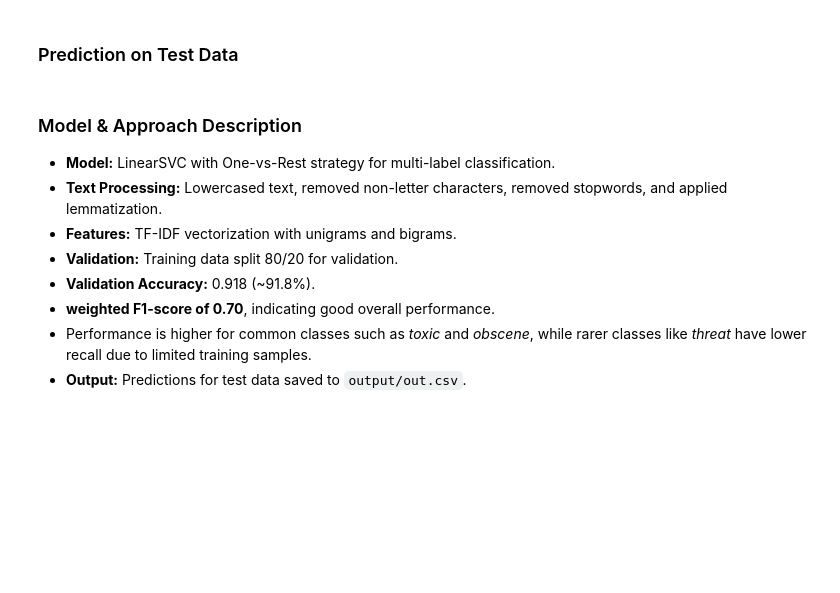
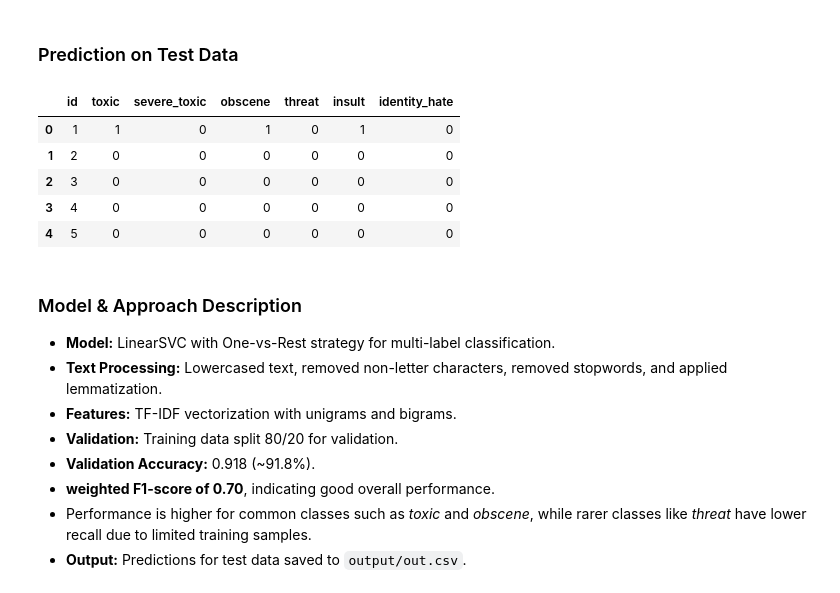
Before and after one commit to AkeemSemperDataScience/3950-project-1-vector-s-vengeful-vectors, a Jupyter notebook: START_Proj_1.ipynb, the cells around one changed output. Saved outputs shown, nothing was run; the diff lists cells and outputs as text; code cells hidden in the pictures; blank space fills up the shorter version.

```diff
--- a/START_Proj_1.ipynb
+++ b/START_Proj_1.ipynb
@@ -343,10 +261,17 @@ pred_df = pd.DataFrame(predictions, columns=columns)
 pred_df.insert(0, "id", test_df["id"])
 # %%
 # Save predictions to CSV for submission
-pred_df.to_csv("output/out.csv", index=False)
+pred_df.to_csv("output/out2.csv", index=False)
 
 # Display first few rows of predictions
 pred_df.head()
+# %% [output]
+|  | id | toxic | severe_toxic | obscene | threat | insult | identity_hate |
+| 0 | 1 | 1 | 0 | 1 | 0 | 1 | 0 |
+| 1 | 2 | 0 | 0 | 0 | 0 | 0 | 0 |
+| 2 | 3 | 0 | 0 | 0 | 0 | 0 | 0 |
+| 3 | 4 | 0 | 0 | 0 | 0 | 0 | 0 |
+| 4 | 5 | 0 | 0 | 0 | 0 | 0 | 0 |
 # %% [markdown]
 ### Model & Approach Description
 
```
Also changed, not shown: parts of 50 cells of this notebook, 2 other files.
